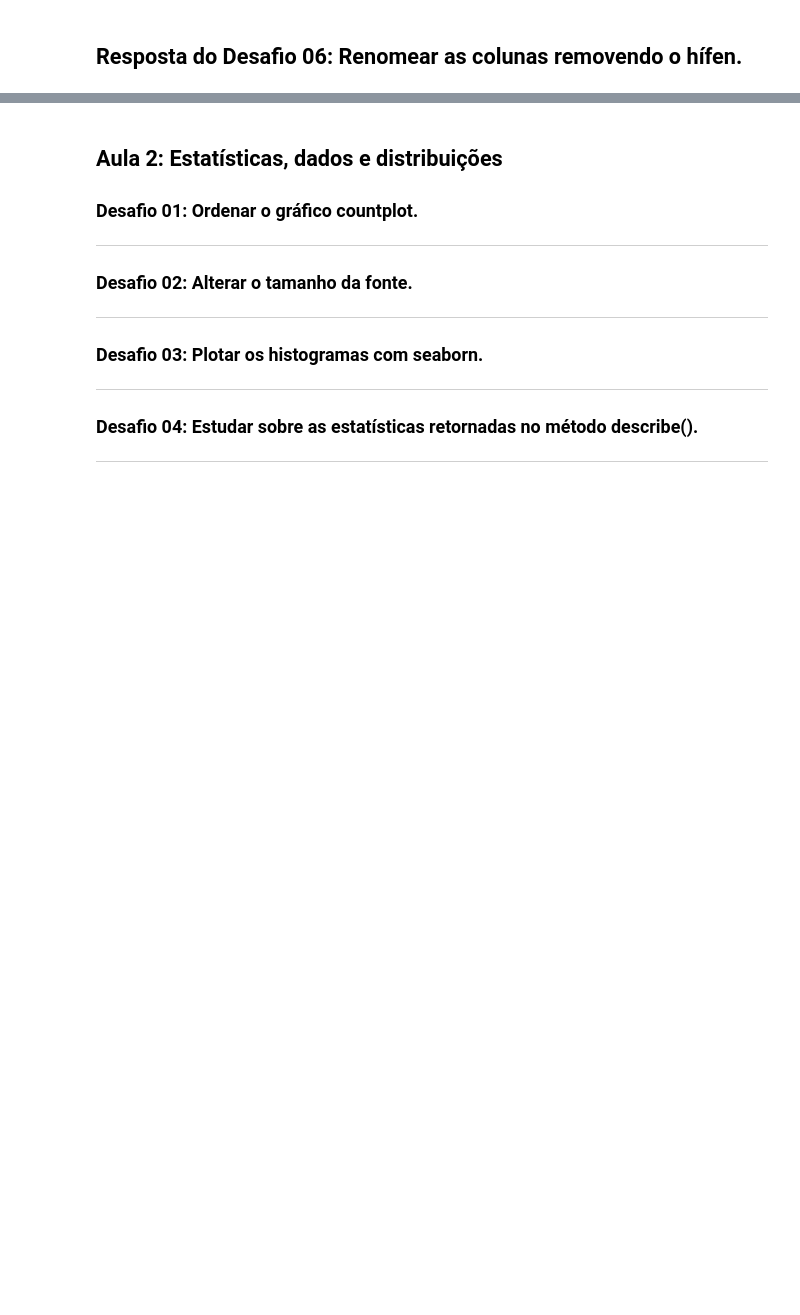
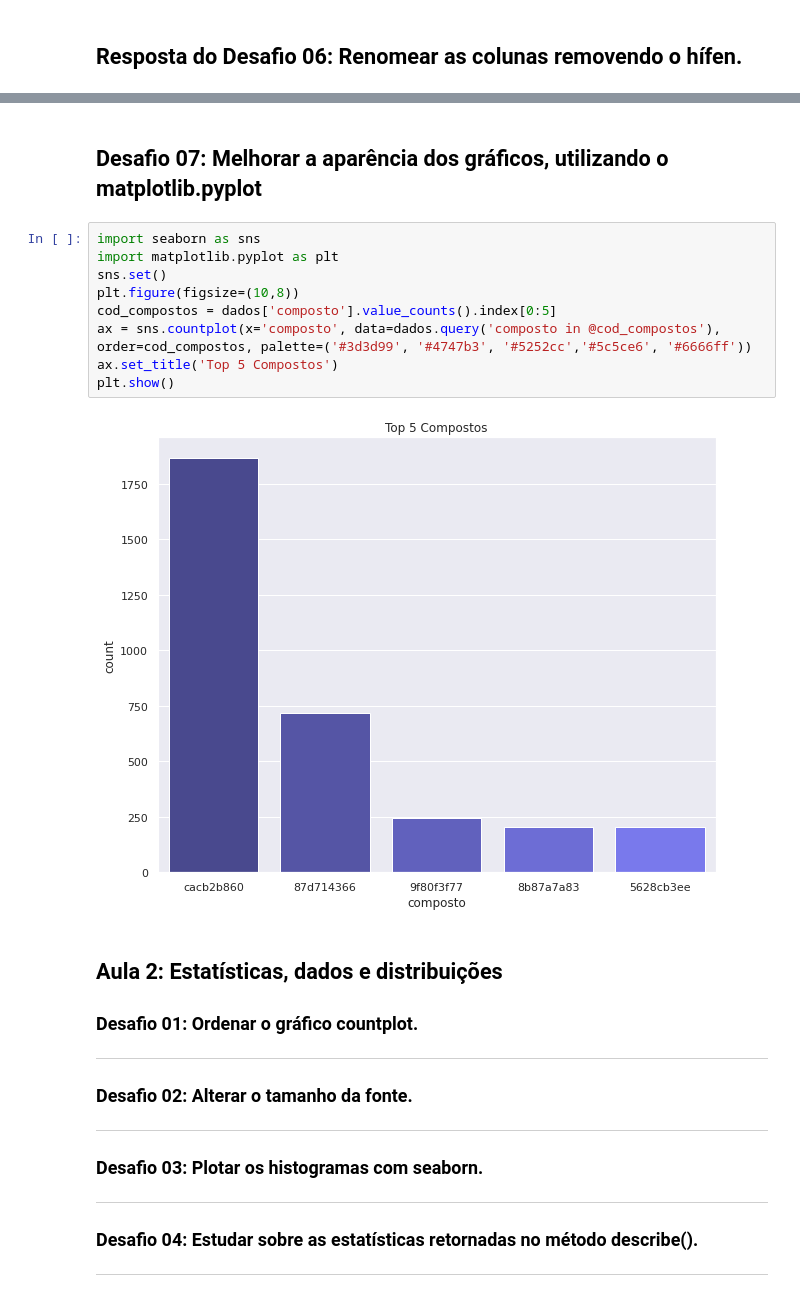
Before and after one commit to henriqueotogami/imersao-dados-3-alura, a Jupyter notebook: Desafios.ipynb, the cells around one changed output, grey strips where cells are left out. Cells and saved outputs as stored; diff of their text form; blank space fills up the shorter version.

Commit message:
Aula 01 - Desafio 07 - Concluído

```diff
--- a/Desafios.ipynb
+++ b/Desafios.ipynb
@@ -187,3 +177,16 @@ dados.head()
+# %% [markdown]
+## Desafio 07: Melhorar a aparência dos gráficos, utilizando o matplotlib.pyplot
+# %%
+import seaborn as sns
+import matplotlib.pyplot as plt
+sns.set()
+plt.figure(figsize=(10,8))
+cod_compostos = dados['composto'].value_counts().index[0:5]
+ax = sns.countplot(x='composto', data=dados.query('composto in @cod_compostos'),  order=cod_compostos, palette=('#3d3d99', '#4747b3', '#5252cc','#5c5ce6', '#6666ff'))
+ax.set_title('Top 5 Compostos')
+plt.show()
+# %% [output]
+[figure, added]
 # %% [markdown]
 ## Aula 2: Estatísticas, dados e distribuições
 ### Desafio 01: Ordenar o gráfico countplot.
```
Also changed, not shown: parts of 6 cells of this notebook.
